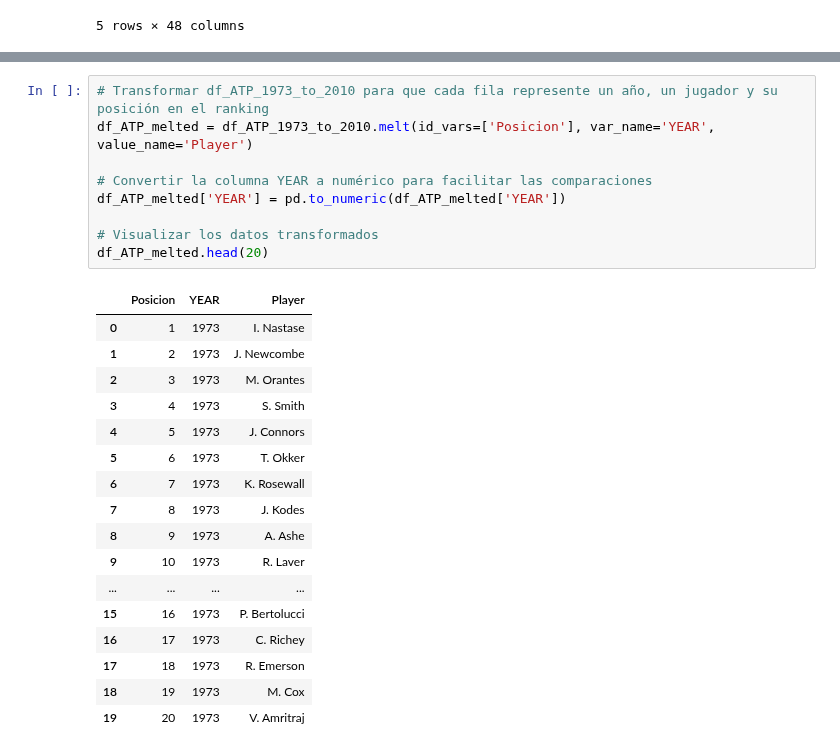
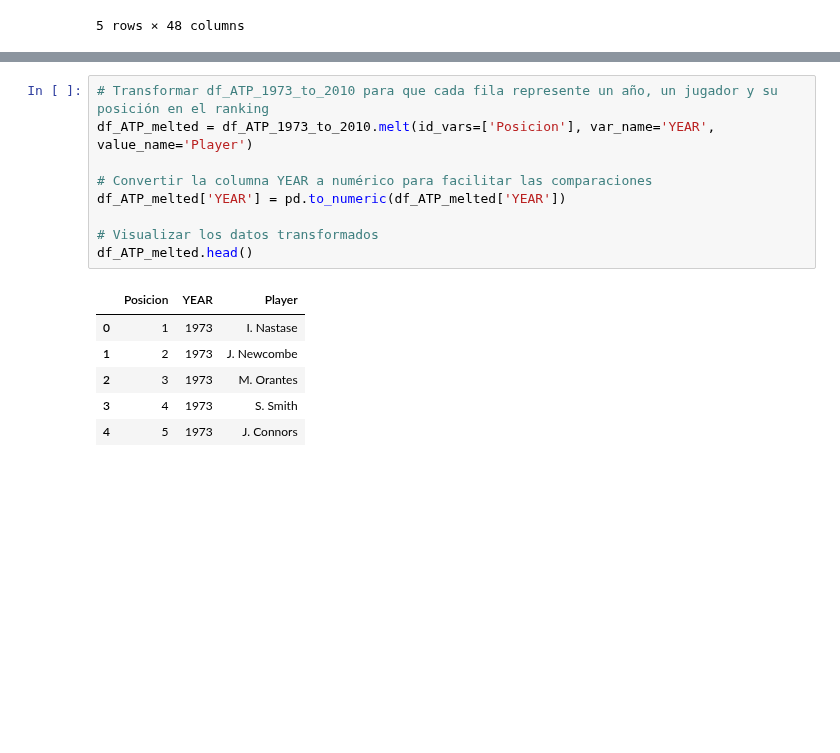
Before and after one commit to Lokhy87/EDA_entrega, a Jupyter notebook: Limpieza.ipynb, the cells around one changed output, grey strips where cells are left out. Saved outputs shown, nothing was run; the diff lists cells and outputs as text; blank space fills up the shorter version.

```diff
--- a/Limpieza.ipynb
+++ b/Limpieza.ipynb
@@ -254,30 +242,19 @@ memory usage: 25.0+ KB
 # %%
 # Transformar df_ATP_1973_to_2010 para que cada fila represente un año, un jugador y su posición en el ranking
 df_ATP_melted = df_ATP_1973_to_2010.melt(id_vars=['Posicion'], var_name='YEAR', value_name='Player')
 
 # Convertir la columna YEAR a numérico para facilitar las comparaciones
 df_ATP_melted['YEAR'] = pd.to_numeric(df_ATP_melted['YEAR'])
 
 # Visualizar los datos transformados
-df_ATP_melted.head(20)
+df_ATP_melted.head()
 # %% [output]
 |  | Posicion | YEAR | Player |
 | 0 | 1 | 1973 | I. Nastase |
 | 1 | 2 | 1973 | J. Newcombe |
 | 2 | 3 | 1973 | M. Orantes |
 | 3 | 4 | 1973 | S. Smith |
 | 4 | 5 | 1973 | J. Connors |
-| 5 | 6 | 1973 | T. Okker |
-| 6 | 7 | 1973 | K. Rosewall |
-| 7 | 8 | 1973 | J. Kodes |
-| 8 | 9 | 1973 | A. Ashe |
-| 9 | 10 | 1973 | R. Laver |
-| ... | ... | ... | ... |
-| 15 | 16 | 1973 | P. Bertolucci |
-| 16 | 17 | 1973 | C. Richey |
-| 17 | 18 | 1973 | R. Emerson |
-| 18 | 19 | 1973 | M. Cox |
-| 19 | 20 | 1973 | V. Amritraj |
 # %%
 # Combinar df_majors con df_ATP_melted para actualizar WINNER_ATP_RANKING
 df_majors = df_majors.merge(
```
Also changed, not shown: parts of 11 cells of this notebook.
